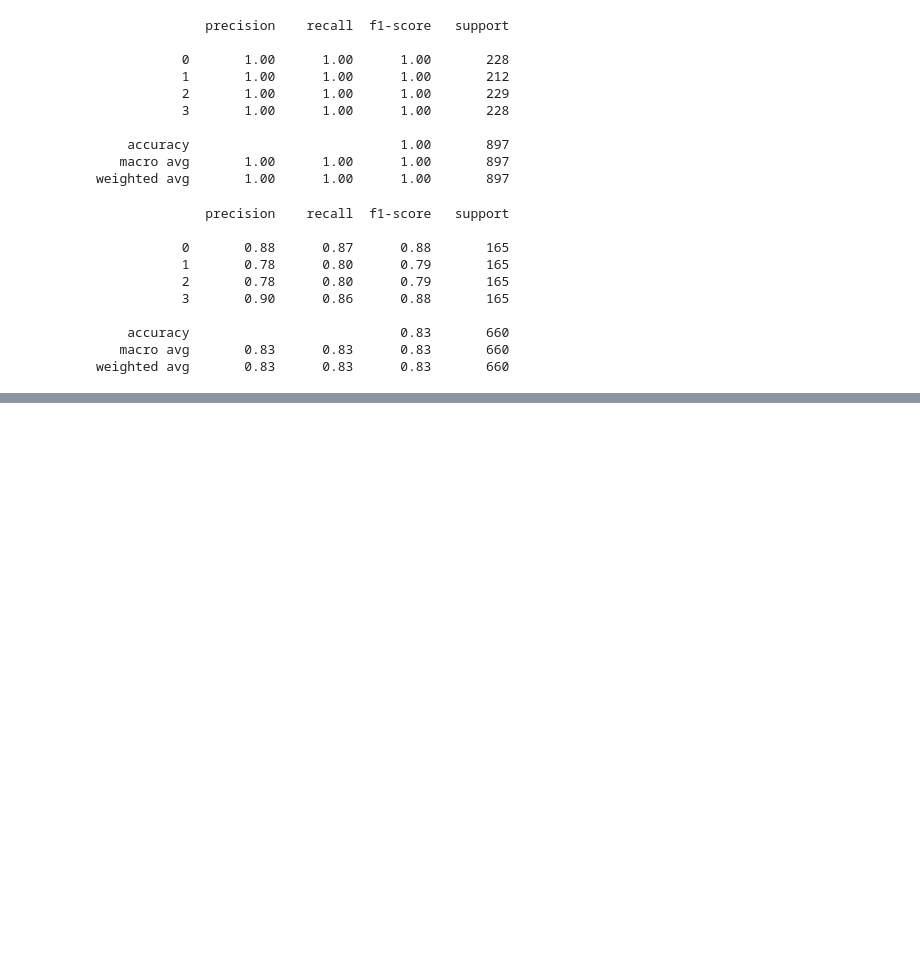
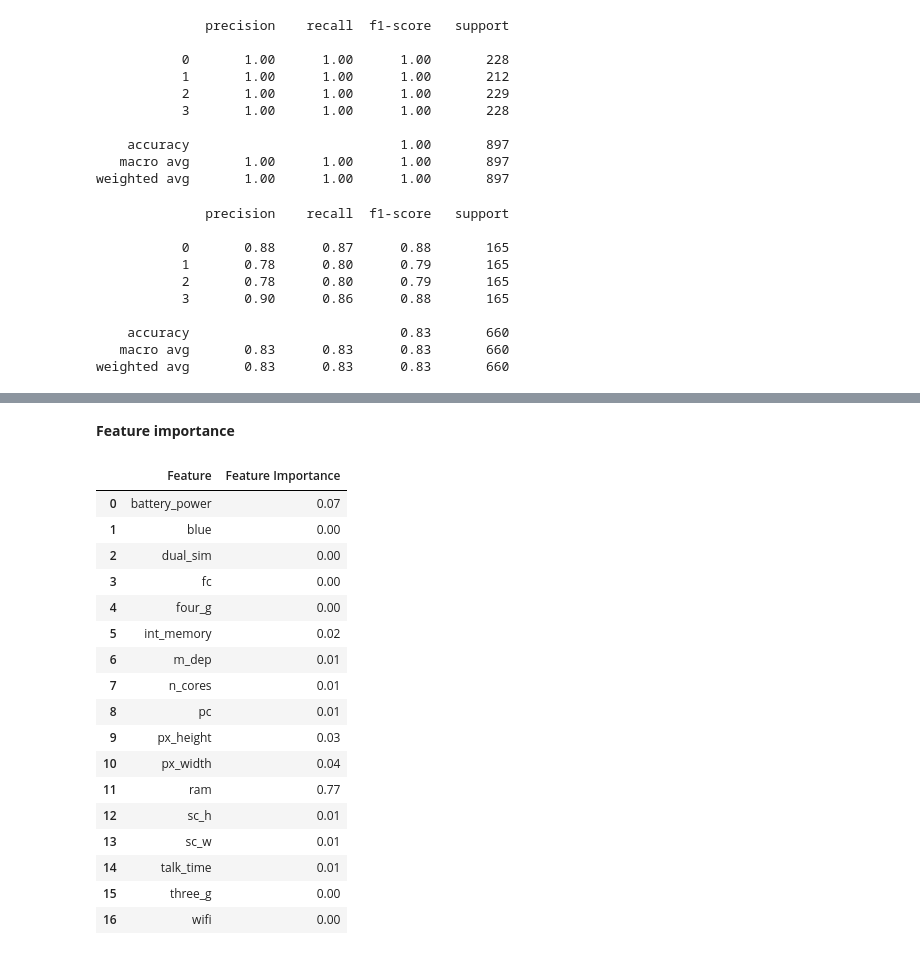
Before and after one commit to JyotiChiluka/Mobile-Price-Range-Prediction_Classification, a Jupyter notebook: Mobile_Price_Range_Prediction.ipynb, the cells around one changed output, grey strips where cells are left out. Cells and saved outputs as stored; diff of their text form; code cells hidden in the pictures; blank space fills up the shorter version.

```diff
--- a/Mobile_Price_Range_Prediction.ipynb
+++ b/Mobile_Price_Range_Prediction.ipynb
@@ -1286,0 +1407,2 @@ weighted avg       0.83      0.83      0.83       660
+# %% [markdown]
+**Feature importance**
@@ -1286,0 +1419,21 @@ weighted avg       0.83      0.83      0.83       660
+# %%
+importance_df
+# %% [output]
+|  | Feature | Feature Importance |
+| 0 | battery_power | 0.07 |
+| 1 | blue | 0.00 |
+| 2 | dual_sim | 0.00 |
+| 3 | fc | 0.00 |
+| 4 | four_g | 0.00 |
+| 5 | int_memory | 0.02 |
+| 6 | m_dep | 0.01 |
+| 7 | n_cores | 0.01 |
+| 8 | pc | 0.01 |
+| 9 | px_height | 0.03 |
+| 10 | px_width | 0.04 |
+| 11 | ram | 0.77 |
+| 12 | sc_h | 0.01 |
+| 13 | sc_w | 0.01 |
+| 14 | talk_time | 0.01 |
+| 15 | three_g | 0.00 |
+| 16 | wifi | 0.00 |
```
Also changed, not shown: parts of 48 cells of this notebook.
